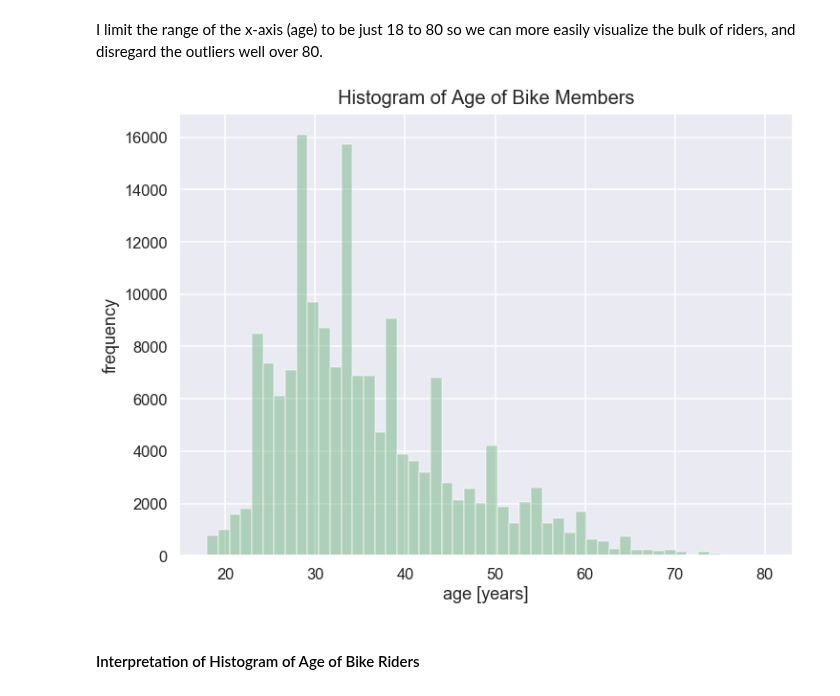
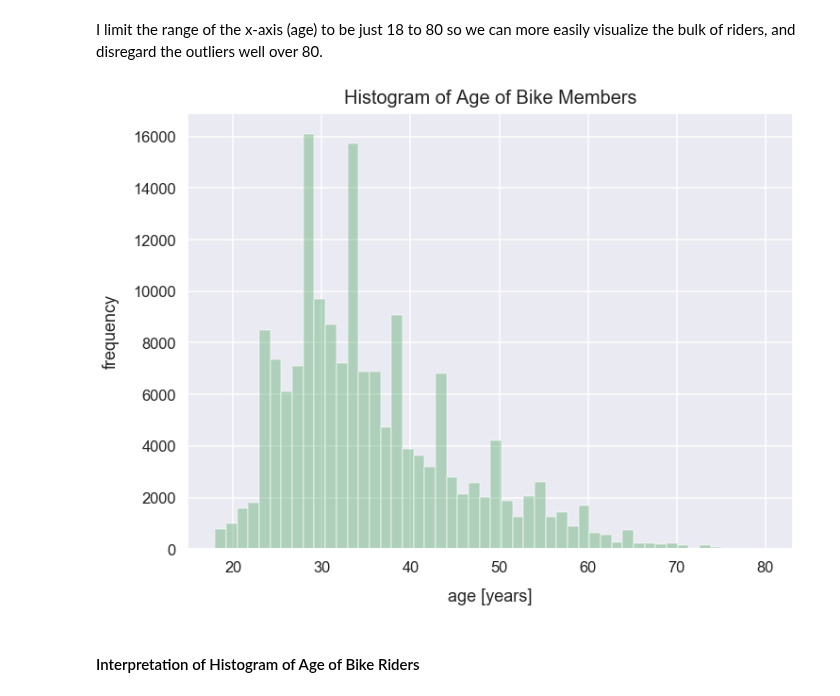
Before and after one commit to frieds/frieds.github.io, a Jupyter notebook: data-visualizations/when_use_histograms.ipynb, the cells around one changed output. Saved outputs shown, nothing was run; the diff lists cells and outputs as text; code cells hidden in the pictures.

```diff
--- a/data-visualizations/when_use_histograms.ipynb
+++ b/data-visualizations/when_use_histograms.ipynb
@@ -149,11 +174,12 @@ I limit the range of the x-axis (age) to be just 18 to 80 so we can more easily
 # %%
 df_age_members = df[df['age_years'].notnull()]['age_years']
 # %%
-ax2 = sns.distplot(df_age_members, color='g', kde=False, hist_kws={"range": [18, 80]})
-ax2.axes.set_title("Histogram of Age of Bike Members", fontsize=20, y=1.01)
-ax2.set(xlabel='age [years]', ylabel='frequency');
+sns.distplot(df_age_members, color='g', kde=False, hist_kws={"range": [18, 80]})
+plt.title("Histogram of Age of Bike Members", fontsize=20, y=1.01)
+plt.xlabel("age [years]", labelpad=14)
+plt.ylabel("frequency", labelpad=14);
 # %% [output]
-[figure, old version]
+[figure, new version]
 # %% [markdown]
 #### Interpretation of Histogram of Age of Bike Riders
 # %% [markdown]
```
Also changed, not shown: parts of 13 cells of this notebook, 27 other files.
